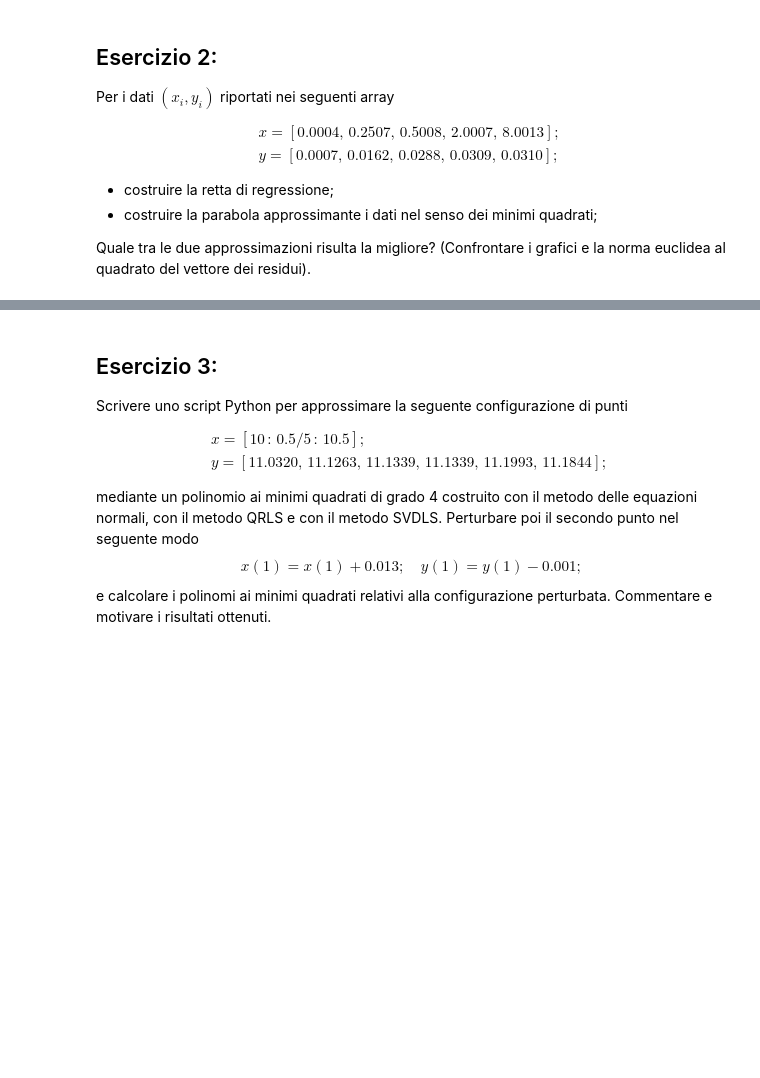
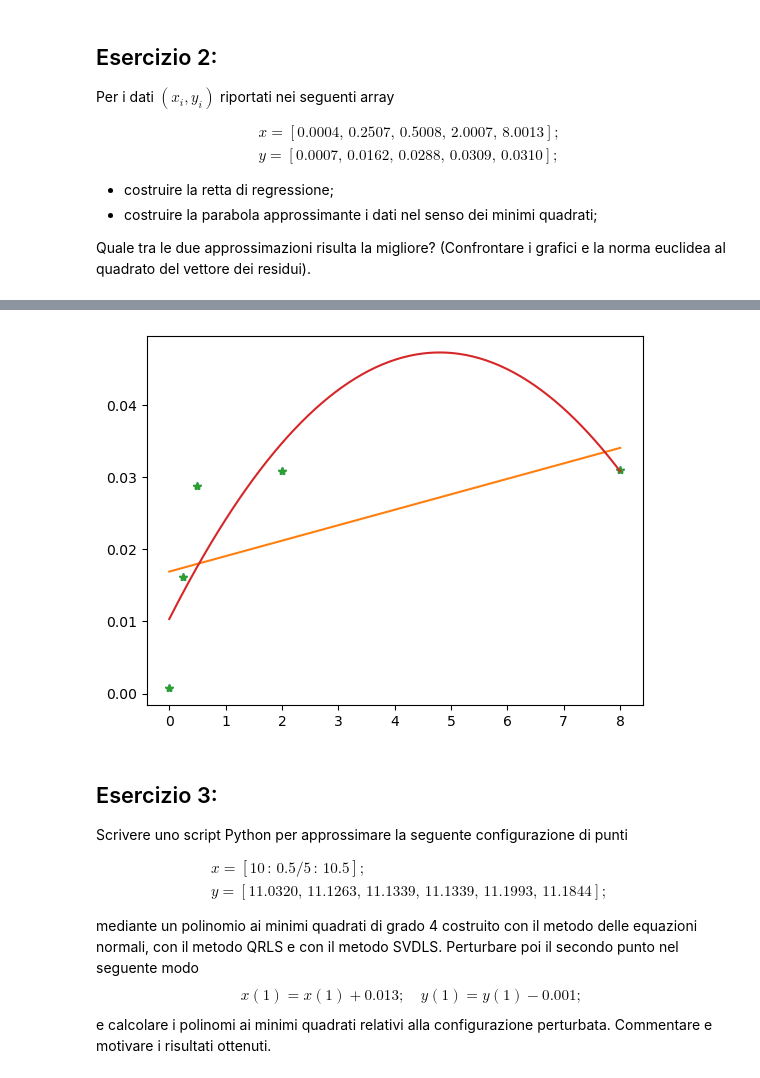
Before and after one commit to GiammaBigFishEngineer/MetodiNumericiLab, a Jupyter notebook: lab10/ESercitazione_10.ipynb, the cells around one changed output, grey strips where cells are left out. Cells and saved outputs as stored; diff of their text form; code cells hidden in the pictures; blank space fills up the shorter version.

```diff
--- a/lab10/ESercitazione_10.ipynb
+++ b/lab10/ESercitazione_10.ipynb
@@ -133,3 +133,78 @@ $$
 - costruire la parabola approssimante i dati nel senso dei minimi quadrati;
 
 Quale tra le due approssimazioni risulta la migliore? (Confrontare i grafici e la norma euclidea al quadrato del vettore dei residui).
+# %%
+x = np.array([0.0004, 0.2507, 0.5008, 2.0007, 8.0013])
+y = np.array([0.0007, 0.0162, 0.0288, 0.0309, 0.0310])
+
+def retta():
+    n = 1
+    n1 = n + 1
+    m = x.shape
+    V = np.vander(x,increasing=True)[:, :n1]
+    #Risolvo sistema Vx = y
+    #Il sistema è sovraderminato
+    print(V.shape)
+    print(V)
+
+    #cerco di capire il condizionamento matrice
+    K = npl.cond(V)
+    print("condizionamento matrice:",K)
+    #la matrice è ben condizionata perciò posso affidarmi al metodo delle equazioni normali
+
+    def func(A,b):
+        #risolvo il sistema Gx = A.T b
+        h = A.T@b
+        G = A.T @ A
+        #G è definita positiva => Gx = h risolvo con Cholesky
+        L = npl.cholesky(G)
+        y, flag = SolveTriangular.Lsolve(L,h)
+        U = L.T
+        x, flag = SolveTriangular.Usolve(U,y)
+        return x
+
+    coefficenti_pol = func(V,y)
+
+    xv = np.linspace(min(x), max(x), 200)
+    yv = np.polyval(np.flip(coefficenti_pol),xv)
+
+    plt.plot(x,y,'*',xv,yv)
+
+def parabola():
+    n = 2
+    n1 = n + 1
+    m = x.shape
+    V = np.vander(x,increasing=True)[:, :n1]
+    #Risolvo sistema Vx = y
+    #Il sistema è sovraderminato
+    print(V.shape)
+    print(V)
+
+    #cerco di capire il condizionamento matrice
+    K = npl.cond(V)
+    print("condizionamento matrice:",K)
+    #la matrice è ben condizionata perciò posso affidarmi al metodo delle equazioni normali
+
+    def func(A,b):
+        #risolvo il sistema Gx = A.T b
+        h = A.T@b
+        G = A.T @ A
+        #G è definita positiva => Gx = h risolvo con Cholesky
+        L = npl.cholesky(G)
+        y, flag = SolveTriangular.Lsolve(L,h)
+        U = L.T
+        x, flag = SolveTriangular.Usolve(U,y)
+        return x
+
+    coefficenti_pol = func(V,y)
+
+    xv = np.linspace(min(x), max(x), 200)
+    yv = np.polyval(np.flip(coefficenti_pol),xv)
+
+    plt.plot(x,y,'*',xv,yv)
+
+retta()
+parabola()
+
+#Notiamo dal gradico che ad approssimare meglio la funzione è la parabola cambiando il grado del polinomio a 2
+# %% [output]
@@ -136,3 +225,4 @@ Quale tra le due approssimazioni risulta la migliore? (Confrontare i grafici e l
+[figure, added]
 # %% [markdown]
 ## Esercizio 3:
 Scrivere uno script Python per approssimare la seguente configurazione di punti
```
Also changed, not shown: parts of 5 cells of this notebook, 4 other files.
